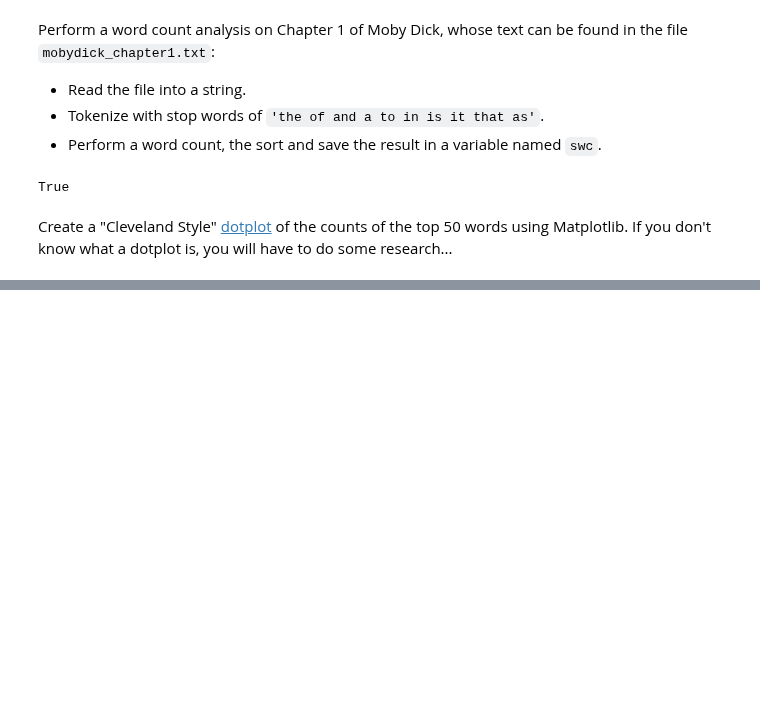
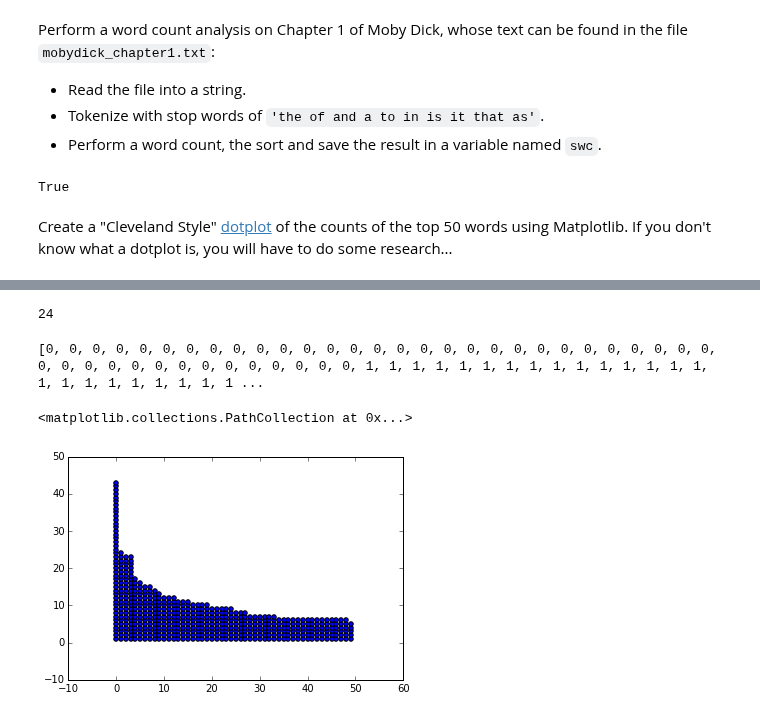
Before and after one commit to rsterbentz/phys202-2015-work, a Jupyter notebook: assignments/assignment07/AlgorithmsEx01.ipynb, the cells around one changed output, grey strips where cells are left out. Cells and saved outputs as stored; diff of their text form; code cells hidden in the pictures; blank space fills up the shorter version.

```diff
--- a/assignments/assignment07/AlgorithmsEx01.ipynb
+++ b/assignments/assignment07/AlgorithmsEx01.ipynb
@@ -155,0 +173,21 @@ raise NotImplementedError()
+# %%
+swc[1][1]
+# %% [output]
+24
+# %%
+x = []
+y = []
+for i in range(50):
+    j = 1
+    while j <= swc[i][1]:
+        x.append(i)
+        y.append(j)
+        j+=1
+print(x, y)                          # Perfect data for normal dot plot... Oops.
+# %% [output]
+[0, 0, 0, 0, 0, 0, 0, 0, 0, 0, 0, 0, 0, 0, 0, 0, 0, 0, 0, 0, 0, 0, 0, 0, 0, 0, 0, 0, 0, 0, 0, 0, 0, 0, 0, 0, 0, 0, 0, 0, 0, 0, 0, 1, 1, 1, 1, 1, 1, 1, 1, 1, 1, 1, 1, 1, 1, 1, 1, 1, 1, 1, 1, 1, 1, 1, 1 ...
+# %%
+plt.scatter(x,y)
+# %% [output]
+<matplotlib.collections.PathCollection at 0x...>
+[figure, added]
```
Also changed, not shown: parts of 7 cells of this notebook, 1 other file.
